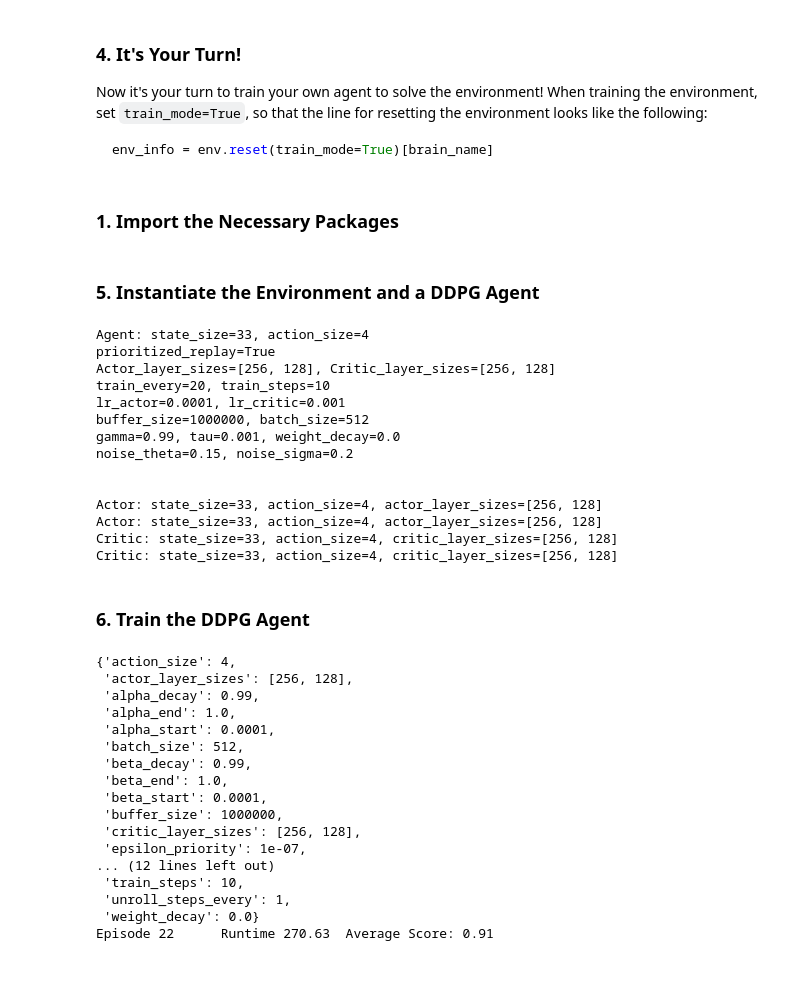
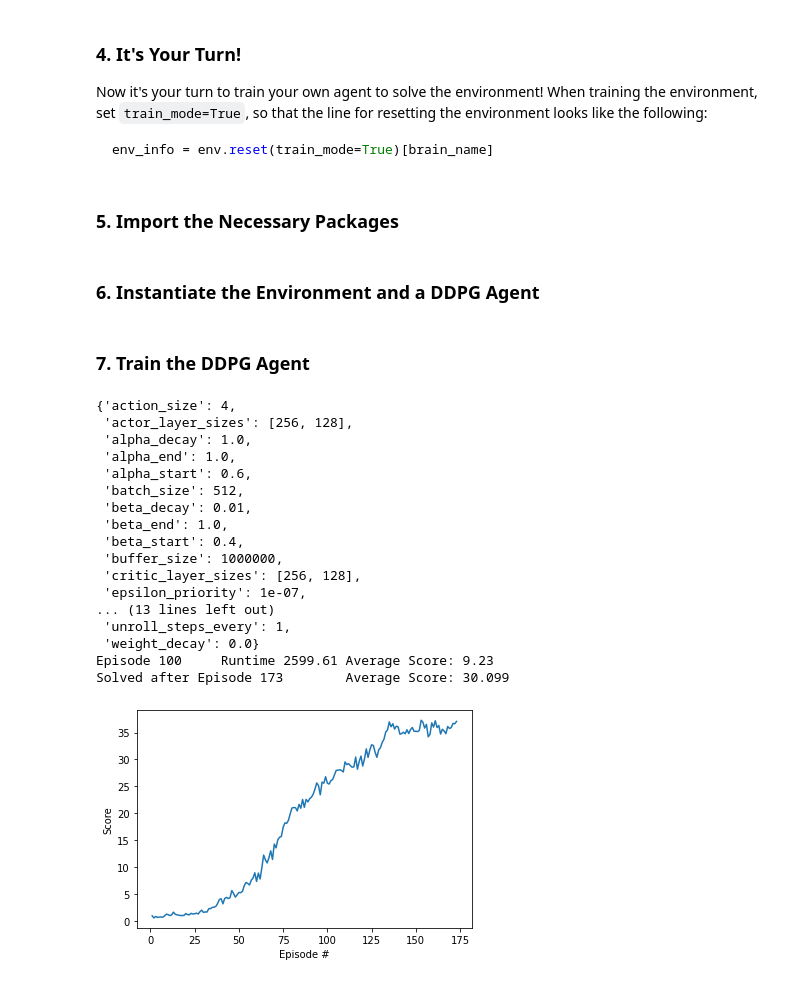
Before and after one commit to vidavakil/deep-reinforcement-learning, a Jupyter notebook: p2_continuous-control/Continuous_Control.ipynb, the cells around one changed output. Saved outputs shown, nothing was run; the diff lists cells and outputs as text; code cells hidden in the pictures.

````diff
--- a/p2_continuous-control/Continuous_Control.ipynb
+++ b/p2_continuous-control/Continuous_Control.ipynb
@@ -128,7 +131,7 @@ Now it's your turn to train your own agent to solve the environment!  When train
 env_info = env.reset(train_mode=True)[brain_name]
 ```
 # %% [markdown]
-### 1. Import the Necessary Packages
+### 5. Import the Necessary Packages
 # %%
 import torch
 import random
@@ -141,7 +144,7 @@ import matplotlib.pyplot as plt
 
 from ddpg_agent import Agent, override_config
 # %% [markdown]
-### 5. Instantiate the Environment and a DDPG Agent
+### 6. Instantiate the Environment and a DDPG Agent
 # %%
 config = {"state_size": state_size,
           "action_size": action_size,
@@ -152,33 +155,33 @@ config = {"state_size": state_size,
           "critic_layer_sizes": [256, 128],
 
           # Agent's parameters
+          "train_every": 20,
+          "train_steps": 10,
           "buffer_size": int(1e6),
           "batch_size": 512,
           "lr_actor": 1e-4,
           "lr_critic": 1e-3,
+          "weight_decay": 0.0,
           "gamma": 0.99,
           "tau": 0.001,
-          "weight_decay": 0.0,
-          "prioritized_replay": True,
-          "epsilon_priority": 1e-7,
 
           # OUNoise parameters
           "noise_theta": 0.15,
           "noise_sigma": 0.2,
-
-          # Training regime parameters
-          "train_every": 20,
-          "train_steps": 10,
           "theta_decay": 0.99,
           "sigma_decay": 0.99,
+
+          # N-Step Unrolling
           "unroll_steps_every": 1,
 
           # Prioritized replay parameters
-          "alpha_start": 0.0001,
-          "alpha_decay": 0.999,
+          "prioritized_replay": False,
+          "epsilon_priority": 1e-7,
+          "alpha_start": 0.6,
+          "alpha_decay": 1.0,
           "alpha_end": 1.0,
-          "beta_start": 0.0001,
-          "beta_decay": 0.999,
+          "beta_start": 0.4,
+          "beta_decay": 0.01,
           "beta_end": 1.0
          }
 
@@ -188,26 +191,11 @@ override_config(config)
 agent = Agent(state_size=state_size, action_size=action_size, random_seed=2,
               prioritized_replay=config["prioritized_replay"],
               parallel_agents=num_agents, train_every=config["train_every"], train_steps=config["train_steps"])
-# %% [output]
-Agent: state_size=33, action_size=4
-prioritized_replay=True
-Actor_layer_sizes=[256, 128], Critic_layer_sizes=[256, 128]
-train_every=20, train_steps=10
-lr_actor=0.0001, lr_critic=0.001
-buffer_size=1000000, batch_size=512
-gamma=0.99, tau=0.001, weight_decay=0.0
-noise_theta=0.15, noise_sigma=0.2
-
-
-Actor: state_size=33, action_size=4, actor_layer_sizes=[256, 128]
-Actor: state_size=33, action_size=4, actor_layer_sizes=[256, 128]
-Critic: state_size=33, action_size=4, critic_layer_sizes=[256, 128]
-Critic: state_size=33, action_size=4, critic_layer_sizes=[256, 128]
 # %% [markdown]
-### 6. Train the DDPG Agent
+### 7. Train the DDPG Agent
 # %%
-train_every = config["train_every"]  # train the agent after every train_every time steps
-train_steps = config["train_steps"]  # train for train_steps after every train_every time steps
+train_every = config["train_every"]  # train the agent after every train_every steps
+train_steps = config["train_steps"]  # train for train_steps after every train_every steps
 unroll_steps_every = config["unroll_steps_every"]
 
 noise_theta = config["noise_theta"]  # OUNoise theta
@@ -215,14 +203,16 @@ noise_sigma = config["noise_sigma"]  # OUNoise sigma
 theta_decay = config["theta_decay"]  # 0.99
 sigma_decay = config["sigma_decay"]  # 0.99
 
-gamma = config["gamma"]
+gamma = config["gamma"]              # discount factor
 
+# Prioritized replay parameters. Ignore
 if config["prioritized_replay"]:
     alpha_decay = config["alpha_decay"]
     alpha_end = config["alpha_end"]
     beta_decay = config["beta_decay"]
     beta_end = config["beta_end"]
 
+# N-Step Unrolling implementation. Ignore
 discounts = gamma**np.arange(unroll_steps_every)[:, np.newaxis]
 experience = namedtuple("Experience", field_names=["states", "actions", "rewards", "next_states", "dones"])
 
@@ -235,7 +225,7 @@ def unroll_steps(steps_deque):
     dones = steps_deque[-1].dones
     return states, actions, rewards, next_states, dones
 
-
+# DDPG training algorithm
 def ddpg(n_episodes=1000, print_every=100, solution_score=30, train=True):
     scores_deque = deque(maxlen=print_every)
     steps_deque = deque(maxlen=unroll_steps_every)
@@ -263,8 +253,6 @@ def ddpg(n_episodes=1000, print_every=100, solution_score=30, train=True):
         states = env_info.vector_observations                  # get the current state (for each agent)
         scores = np.zeros(num_agents)                          # initialize the score (for each agent)
         agent.reset(theta, sigma)
-        theta *= theta_decay
-        sigma *= sigma_decay
         while True:
             actions = agent.act(states)
             env_info = env.step(actions)[brain_name]           # send all actions to tne environment
@@ -291,15 +279,17 @@ def ddpg(n_episodes=1000, print_every=100, solution_score=30, train=True):
         scores_array.append(np.mean(scores))
         average_over_window = np.mean(scores_deque)
 
+        theta *= theta_decay
+        sigma *= sigma_decay
+
         end_time = time.time()
         runtime = end_time - start_time
         start_time = end_time
         print('\rEpisode {}\tRuntime {:.2f}\tAverage Score: {:.2f}'.format(i_episode, runtime, average_over_window), end="")
 
-        if train:
-            if config["prioritized_replay"] and i_episode >= 100:
-                alpha = min(alpha_end, (1 - alpha_decay * (1 - alpha)))
-                beta = min(beta_end, (1 - beta_decay * (1 - beta)))
+        if train and config["prioritized_replay"] and i_episode >= 100:
+            alpha = min(alpha_end, (1 - alpha_decay * (1 - alpha)))
+            beta = min(beta_end, (1 - beta_decay * (1 - beta)))
 
         if i_episode % print_every == 0:
             print_every_end_time = time.time()
@@ -309,38 +299,39 @@ def ddpg(n_episodes=1000, print_every=100, solution_score=30, train=True):
 
         if len(scores_deque) >= print_every:
             if average_over_window >= solution_score:
                 print('\rSolved after Episode {}\tAverage Score: {:.2f}'.format(i_episode, average_over_window))
                 torch.save(agent.actor_local.state_dict(), 'checkpoint_actor.pth')
                 torch.save(agent.critic_local.state_dict(), 'checkpoint_critic.pth')
                 break
 
     return scores_array
 
 pprint.pprint(config)
 scores = ddpg(train=True)
 
 fig = plt.figure()
 ax = fig.add_subplot(111)
 plt.plot(np.arange(1, len(scores)+1), scores)
 plt.ylabel('Score')
 plt.xlabel('Episode #')
 plt.show()
 # %% [output]
 {'action_size': 4,
  'actor_layer_sizes': [256, 128],
- 'alpha_decay': 0.99,
+ 'alpha_decay': 1.0,
  'alpha_end': 1.0,
- 'alpha_start': 0.0001,
+ 'alpha_start': 0.6,
  'batch_size': 512,
- 'beta_decay': 0.99,
+ 'beta_decay': 0.01,
  'beta_end': 1.0,
- 'beta_start': 0.0001,
+ 'beta_start': 0.4,
  'buffer_size': 1000000,
  'critic_layer_sizes': [256, 128],
  'epsilon_priority': 1e-07,
-... (12 lines left out)
- 'train_steps': 10,
+... (13 lines left out)
  'unroll_steps_every': 1,
  'weight_decay': 0.0}
-Episode 22      Runtime 270.63  Average Score: 0.91
+Episode 100     Runtime 2599.61 Average Score: 9.23
+Solved after Episode 173        Average Score: 30.099
+[figure, added]
 # %% [markdown]
````
Also changed, not shown: parts of 14 cells of this notebook, 6 other files.
